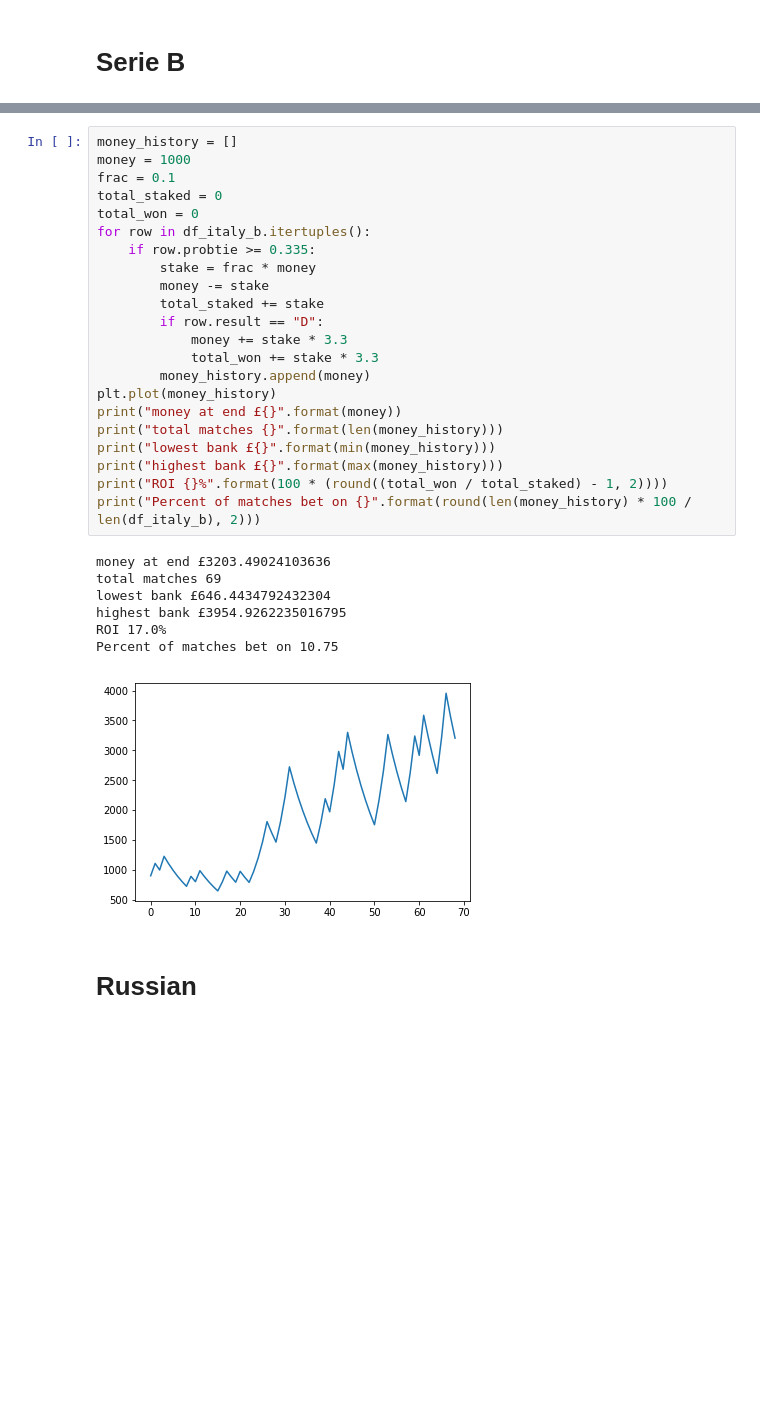
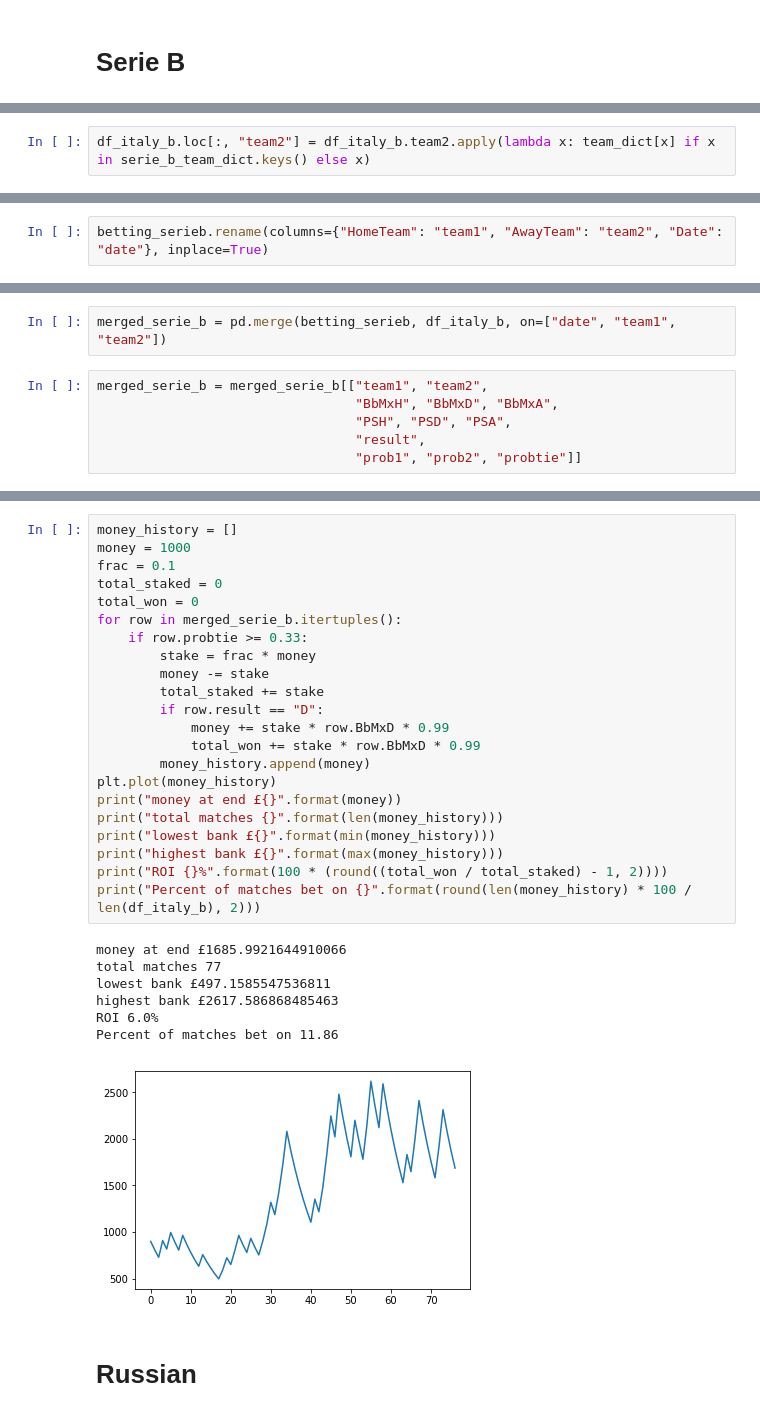
Before and after one commit to greenster3000/fun, a Jupyter notebook: notebooks/five_thirty_eight_draws.ipynb, the cells around one changed output, grey strips where cells are left out. Cells and saved outputs as stored; diff of their text form; blank space fills up the shorter version.

Commit message:
did serie b draws and more last man

```diff
--- a/notebooks/five_thirty_eight_draws.ipynb
+++ b/notebooks/five_thirty_eight_draws.ipynb
@@ -372,0 +361,2 @@ df_italy_b.probtie.quantile(0.90)
+# %%
+df_italy_b.loc[:, "team2"] = df_italy_b.team2.apply(lambda x: team_dict[x] if x in serie_b_team_dict.keys() else x)
@@ -372,0 +369,2 @@ df_italy_b.probtie.quantile(0.90)
+# %%
+betting_serieb.rename(columns={"HomeTeam": "team1", "AwayTeam": "team2", "Date": "date"}, inplace=True)
@@ -372,0 +377,8 @@ df_italy_b.probtie.quantile(0.90)
+# %%
+merged_serie_b = pd.merge(betting_serieb, df_italy_b, on=["date", "team1", "team2"])
+# %%
+merged_serie_b = merged_serie_b[["team1", "team2",
+                                 "BbMxH", "BbMxD", "BbMxA",
+                                 "PSH", "PSD", "PSA",
+                                 "result",
+                                 "prob1", "prob2", "probtie"]]
@@ -373,33 +389,33 @@ df_italy_b.probtie.quantile(0.90)
 # %%
 money_history = []
 money = 1000
 frac = 0.1
 total_staked = 0
 total_won = 0
-for row in df_italy_b.itertuples():
-    if row.probtie >= 0.335:
+for row in merged_serie_b.itertuples():
+    if row.probtie >= 0.33:
         stake = frac * money
         money -= stake
         total_staked += stake
         if row.result == "D":
-            money += stake * 3.3
-            total_won += stake * 3.3
+            money += stake * row.BbMxD * 0.99
+            total_won += stake * row.BbMxD * 0.99
         money_history.append(money)
 plt.plot(money_history)
 print("money at end £{}".format(money))
 print("total matches {}".format(len(money_history)))
 print("lowest bank £{}".format(min(money_history)))
 print("highest bank £{}".format(max(money_history)))
 print("ROI {}%".format(100 * (round((total_won / total_staked) - 1, 2))))
 print("Percent of matches bet on {}".format(round(len(money_history) * 100 / len(df_italy_b), 2)))
 # %% [output]
-money at end £3203.49024103636
-total matches 69
-lowest bank £646.4434792432304
-highest bank £3954.9262235016795
-ROI 17.0%
-Percent of matches bet on 10.75
+money at end £1685.9921644910066
+total matches 77
+lowest bank £497.1585547536811
+highest bank £2617.586868485463
+ROI 6.0%
+Percent of matches bet on 11.86
-[figure, old version]
+[figure, new version]
 # %% [markdown]
 # Russian
 # %%
```
Also changed, not shown: parts of 38 cells of this notebook, 20 other files.
